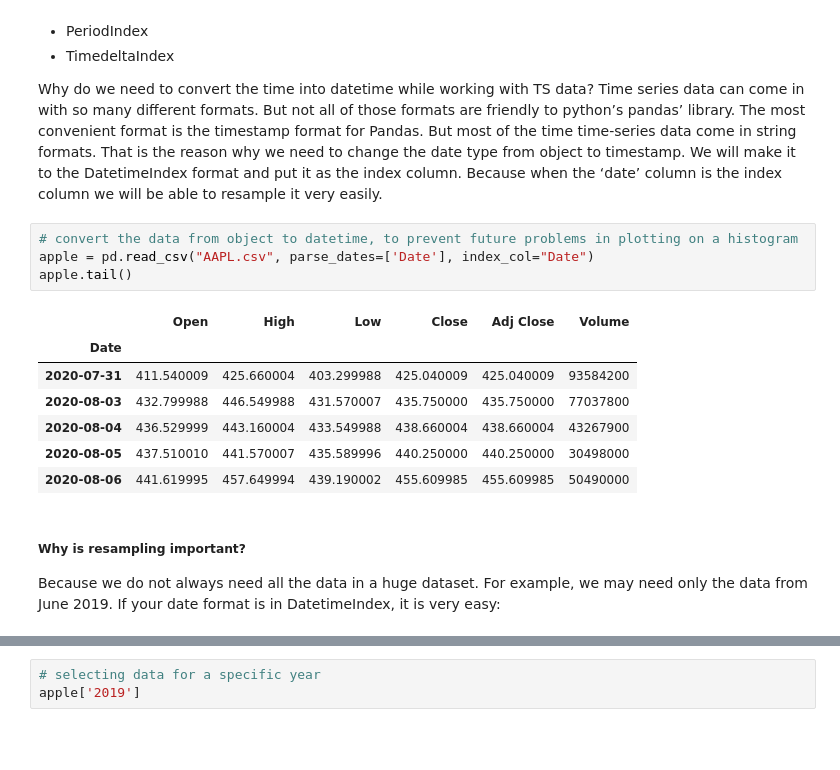
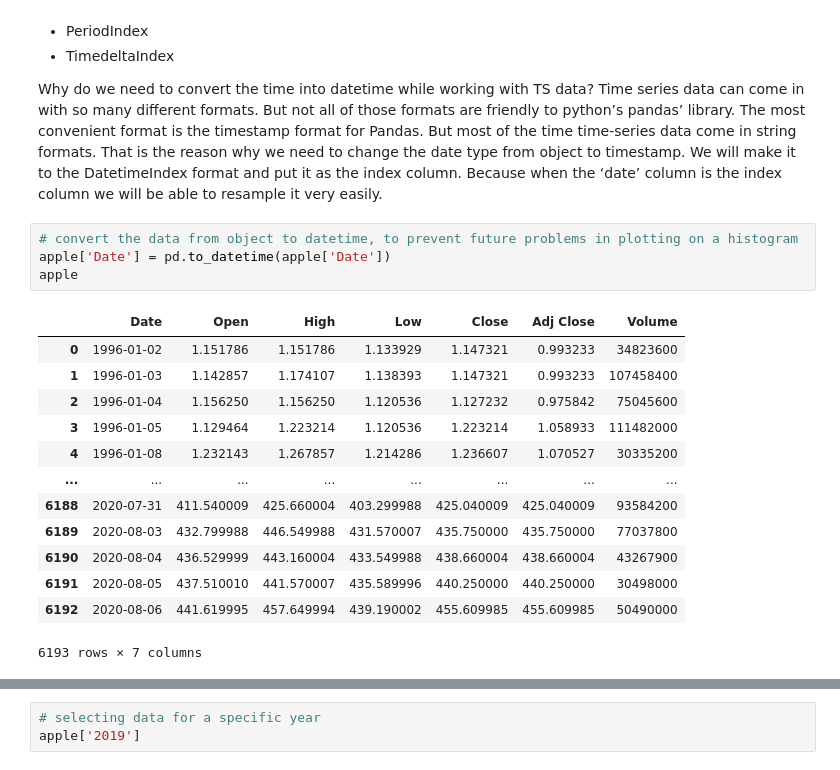
Before and after one commit to ElonaZharri/Stock-Forecasting, a Jupyter notebook: Notebooks/AAPL_DataWrangling.ipynb, the cells around one changed output, grey strips where cells are left out. Saved outputs shown, nothing was run; the diff lists cells and outputs as text; blank space fills up the shorter version.

```diff
--- a/Notebooks/AAPL_DataWrangling.ipynb
+++ b/Notebooks/AAPL_DataWrangling.ipynb
@@ -69,16 +69,19 @@ Time series data can come in with so many different formats. But not all of thos
 We will make it to the DatetimeIndex format and put it as the index column. Because when the ‘date’ column is the index column we will be able to resample it very easily.
 # %%
 # convert the data from object to datetime, to prevent future problems in plotting on a histogram
-apple = pd.read_csv("AAPL.csv", parse_dates=['Date'], index_col="Date")
-apple.tail()
+apple['Date'] = pd.to_datetime(apple['Date'])
+apple
 # %% [output]
-|  | Open | High | Low | Close | Adj Close | Volume |
-| Date |  |  |  |  |  |  |
-| 2020-07-31 | 411.540009 | 425.660004 | 403.299988 | 425.040009 | 425.040009 | 93584200 |
-| 2020-08-03 | 432.799988 | 446.549988 | 431.570007 | 435.750000 | 435.750000 | 77037800 |
-| 2020-08-04 | 436.529999 | 443.160004 | 433.549988 | 438.660004 | 438.660004 | 43267900 |
-| 2020-08-05 | 437.510010 | 441.570007 | 435.589996 | 440.250000 | 440.250000 | 30498000 |
-| 2020-08-06 | 441.619995 | 457.649994 | 439.190002 | 455.609985 | 455.609985 | 50490000 |
+|  | Date | Open | High | Low | Close | Adj Close | Volume |
+| 0 | 1996-01-02 | 1.151786 | 1.151786 | 1.133929 | 1.147321 | 0.993233 | 34823600 |
+| 1 | 1996-01-03 | 1.142857 | 1.174107 | 1.138393 | 1.147321 | 0.993233 | 107458400 |
+| 2 | 1996-01-04 | 1.156250 | 1.156250 | 1.120536 | 1.127232 | 0.975842 | 75045600 |
+| 3 | 1996-01-05 | 1.129464 | 1.223214 | 1.120536 | 1.223214 | 1.058933 | 111482000 |
+| 4 | 1996-01-08 | 1.232143 | 1.267857 | 1.214286 | 1.236607 | 1.070527 | 30335200 |
+| ... | ... | ... | ... | ... | ... | ... | ... |
+| 6188 | 2020-07-31 | 411.540009 | 425.660004 | 403.299988 | 425.040009 | 425.040009 | 93584200 |
+| 6189 | 2020-08-03 | 432.799988 | 446.549988 | 431.570007 | 435.750000 | 435.750000 | 77037800 |
+| 6190 | 2020-08-04 | 436.529999 | 443.160004 | 433.549988 | 438.660004 | 438.660004 | 43267900 |
+| 6191 | 2020-08-05 | 437.510010 | 441.570007 | 435.589996 | 440.250000 | 440.250000 | 30498000 |
+| 6192 | 2020-08-06 | 441.619995 | 457.649994 | 439.190002 | 455.609985 | 455.609985 | 50490000 |
+6193 rows × 7 columns
-# %% [markdown]
-##### Why is resampling important?
-Because we do not always need all the data in a huge dataset. For example, we may need only the data from June 2019. If your date format is in DatetimeIndex, it is very easy:
```
Also changed, not shown: parts of 5 cells of this notebook.
